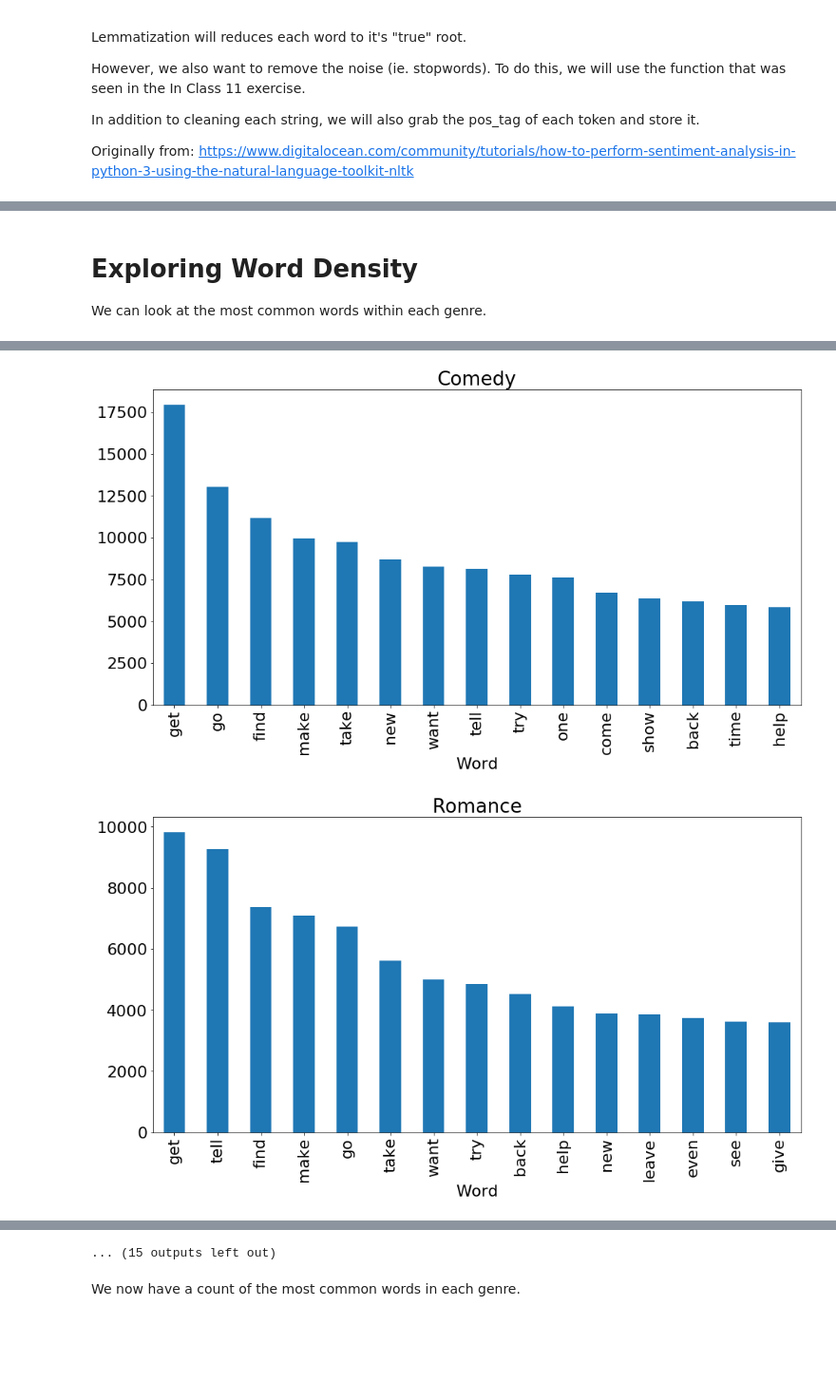
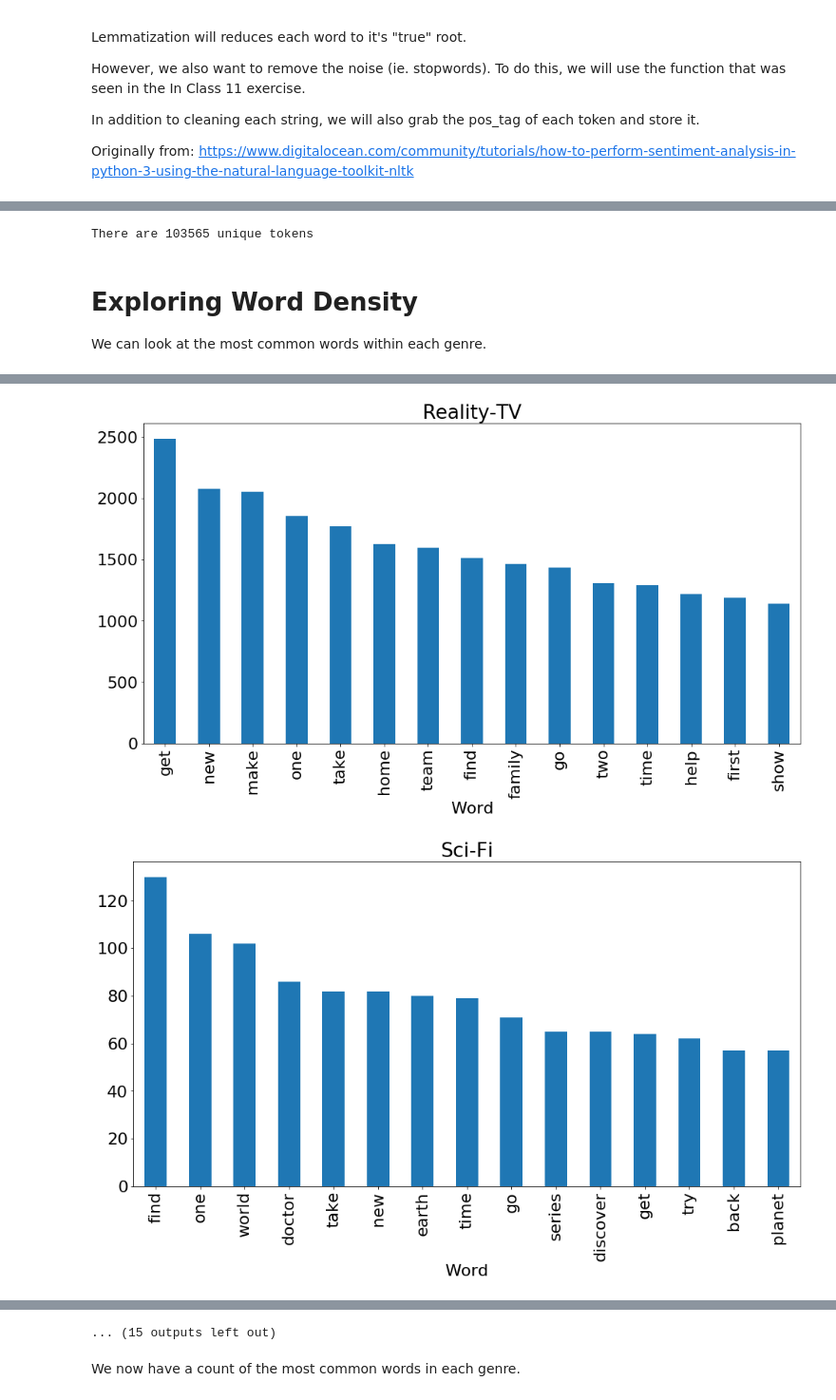
Before and after one commit to wonch002/Movie-Genre-Prediction, a Jupyter notebook: notebooks/Predicting_Movie_Genre.ipynb, the cells around one changed output, grey strips where cells are left out. Shown at 95% size. Saved outputs shown, nothing was run; the diff lists cells and outputs as text; code cells hidden in the pictures; blank space fills up the shorter version.

```diff
--- a/notebooks/Predicting_Movie_Genre.ipynb
+++ b/notebooks/Predicting_Movie_Genre.ipynb
@@ -128,3 +128,15 @@ movies.head(3)
 | 0 | "#7DaysLater" (2013) | #7dayslater is an interactive com... | 0 | 0 | 0 | 0 | 0 | 1 | 0 | 0 | ... |
 | 1 | "#BlackLove" (2015) {Crash the Pa... | With just one week left in the wo... | 0 | 0 | 0 | 0 | 0 | 0 | 0 | 0 | ... |
 | 2 | "#BlackLove" (2015) {Making Lemon... | All of the women start making str... | 0 | 0 | 0 | 0 | 0 | 0 | 0 | 0 | ... |
+# %%
+def sum_frame_by_column(frame, new_col_name, list_of_cols_to_sum):
+    frame[new_col_name] = frame[list_of_cols_to_sum].astype(float).sum(axis=1)
+    return(frame)
+
+sum_frame_by_column(movies, 'genre_sum', ['Action','Adult','Adventure','Animation','Biography','Comedy','Crime','Documentary','Drama','Family','Fantasy','Game-Show','History','Horror','Music','Musical','Mystery','News','Reality-TV','Romance','Sci-Fi','Short','Sport','Talk-Show','Thriller','War','Western'])
+
+print("Movie Count prior to dropping rows: ", movies.shape[0])
+
+movies = movies[movies.genre_sum == 1]
+
+print("Movie Count after dropping rows: ", movies.shape[0])
@@ -130,0 +146,9 @@ movies.head(3)
+# %%
+def get_genre(row):
+    for c in movies.columns:
+        if row[c] == 1:
+            return c
+
+movies['Genre'] = movies.apply(get_genre, axis=1)
+
+movies['Genre'].head()
@@ -475,12 +475,12 @@ def remove_noise(tokens, stop_words = ()):
             pos = 'a'
 
         lemmatizer = WordNetLemmatizer()
-        token = lemmatizer.lemmatize(token, pos)
+        lem_token = lemmatizer.lemmatize(token, pos)
 
-        if len(token) > 0 and token not in string.punctuation and token.lower() not in stop_words:
-            cleaned_tokens.append(token.lower())
+        if len(lem_token) > 0 and lem_token not in string.punctuation and lem_token.lower() not in stop_words:
+            cleaned_tokens.append(lem_token.lower())
 
-    return pos_tag(cleaned_tokens)
+    return cleaned_tokens
 # %%
 # NOTE: This code block takes about 25 minutes to run.
 from nltk.corpus import stopwords
@@ -510,3 +497,8 @@ Name: plot_tokens_cleaned, Length: 117198, dtype: object
+# %%
+flat_list = [item for sublist in movies['plot_tokens_cleaned'].tolist() for item in sublist]
+print(f"There are {len(set(flat_list))} unique tokens")
+# %% [output]
+There are 103565 unique tokens
 # %% [markdown]
 # Exploring Word Density
 We can look at the most common words within each genre.
@@ -518,13 +510,10 @@ from matplotlib import pyplot as plt
 def get_all_words(cleaned_tokens_list):
     for tokens in cleaned_tokens_list:
         for token in tokens:
-            yield token[0]
-
-# Lifestyle has zero movies, so we will remove it
-movie_counts_df = movie_counts_df[movie_counts_df['Genre'] != 'Lifestyle']
+            yield token
 
 # Iterate through each movie and get the most common words. Maybe plot them?
-for movie in movie_counts_df['Genre']:
+for movie in movies['Genre'].unique():
     all_words = get_all_words(movies[movies[movie] == 1]['plot_tokens_cleaned'].tolist())
     fdist = FreqDist(all_words)
 
@@ -540,2 +529,2 @@ for movie in movie_counts_df['Genre']:
-[figure, old version]
+[figure, new version]
-[figure, old version]
+[figure, new version]
```
Also changed, not shown: parts of 45 cells of this notebook.
